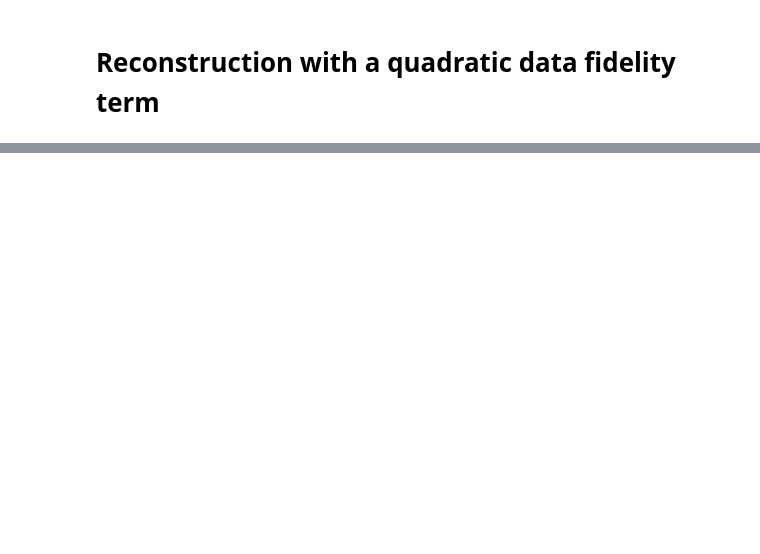
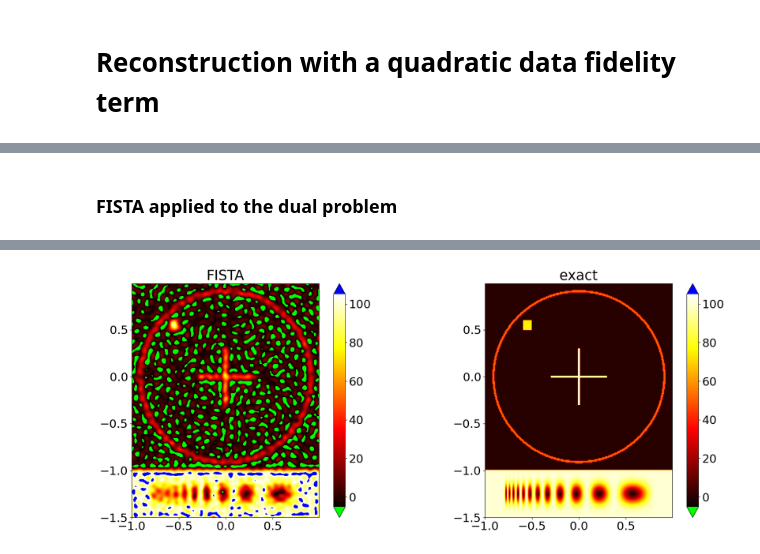
Before and after one commit to regpy/regpy, a Jupyter notebook: examples/deconvolution/impulsive_noise2D.ipynb, the cells around one changed output, grey strips where cells are left out. Drawn from its saved outputs; the diff is of its cells as text; code cells hidden in the pictures; blank space fills up the shorter version.

```diff
--- a/examples/deconvolution/impulsive_noise2D.ipynb
+++ b/examples/deconvolution/impulsive_noise2D.ipynb
@@ -152,0 +109,10 @@ comparison_plot(grid,exact_sol,f_PDHG,title_left='PDHG')
+# %% [markdown]
+### FISTA applied to the dual problem
+# %%
+solverFISTA_dual = FISTA(dual_setting,logging_level=logging.DEBUG)
+stop_FISTA_dual=DualityGapStopping(solverFISTA_dual,threshold = 1e-3, max_iter=400,logging_level=logging.INFO)
+pFISTA_dual, Tstar_pFISTA_dual= solverFISTA_dual.run(stoprule=stop_FISTA_dual)
+
+f_FISTA_dual = huber_setting.dualToPrimal(Tstar_pFISTA_dual,argumentIsOperatorImage=True)
+comparison_plot(grid,exact_sol,f_FISTA_dual,title_left='FISTA')
+# %% [output]
@@ -152,0 +136 @@ comparison_plot(grid,exact_sol,f_PDHG,title_left='PDHG')
+[figure, added]
```
Also changed, not shown: parts of 17 cells of this notebook.
